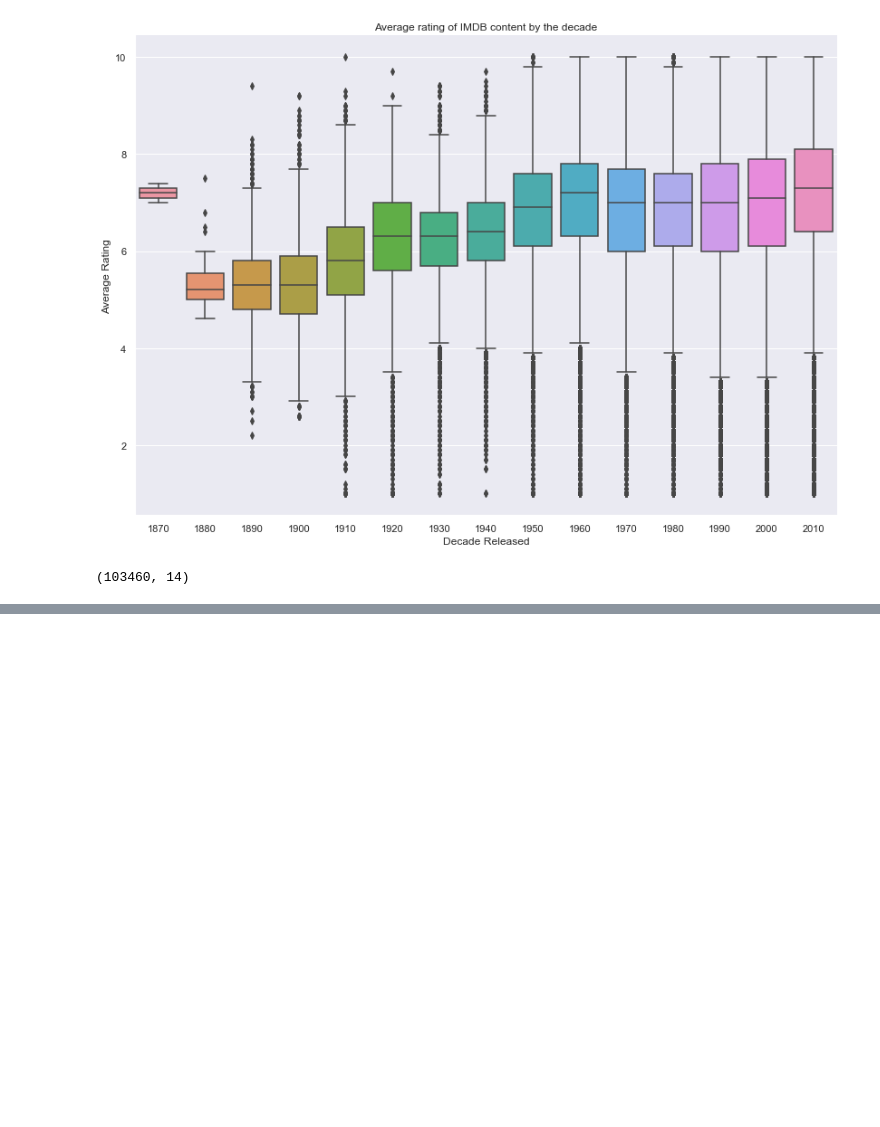
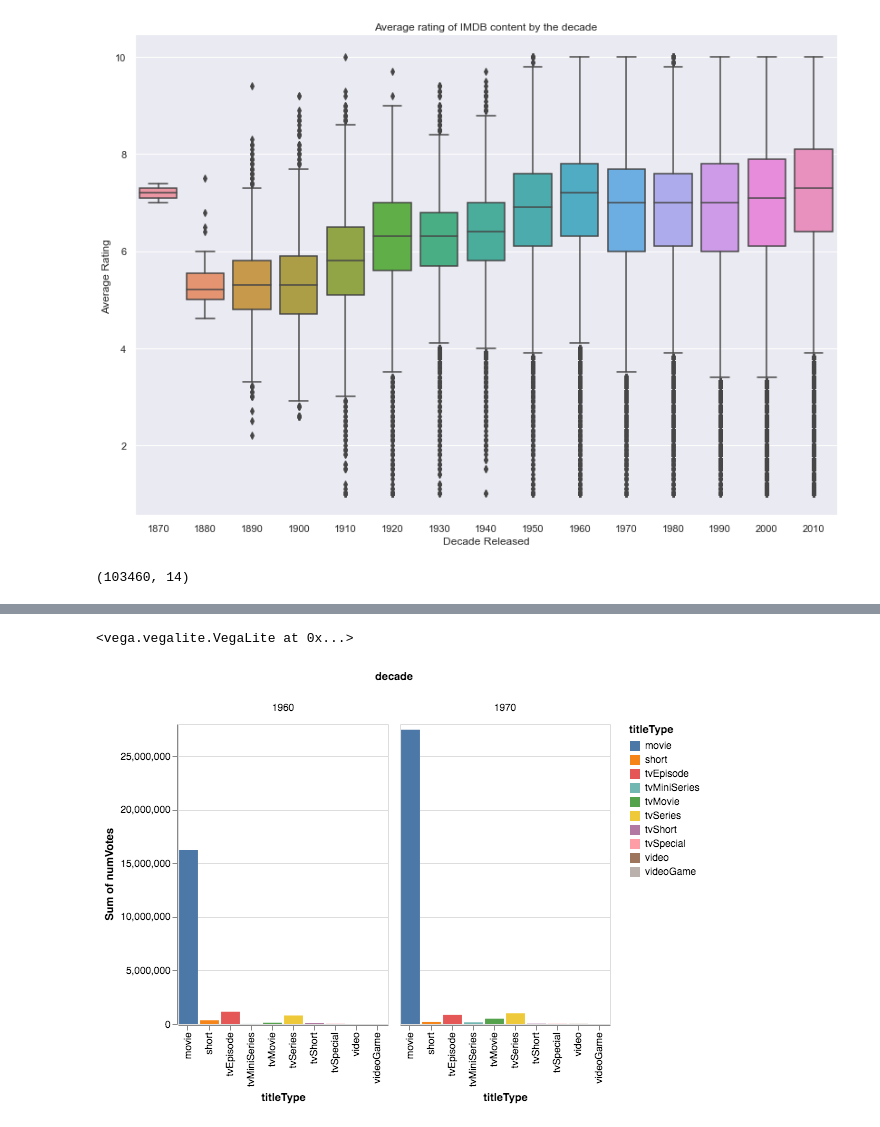
Before and after one commit to sarthakbatragatech/MovieViz, a Jupyter notebook: master.ipynb, the cells around one changed output, grey strips where cells are left out. Cells and saved outputs as stored; diff of their text form; code cells hidden in the pictures; blank space fills up the shorter version.

```diff
--- a/master.ipynb
+++ b/master.ipynb
@@ -168,0 +195,12 @@ alt.Chart(test_doc).mark_bar().encode(
+# %%
+c2 = alt.Chart(sixsev_df).mark_bar().encode(
+    alt.X('titleType:N'),
+    alt.Y('sum(numVotes):Q'),
+    column=('decade:N'),
+    color=('titleType:N')
+)
+# %%
+c2
+# %% [output]
+<vega.vegalite.VegaLite at 0x...>
+[figure, added]
```
Also changed, not shown: parts of 30 cells of this notebook, 1 other file.
